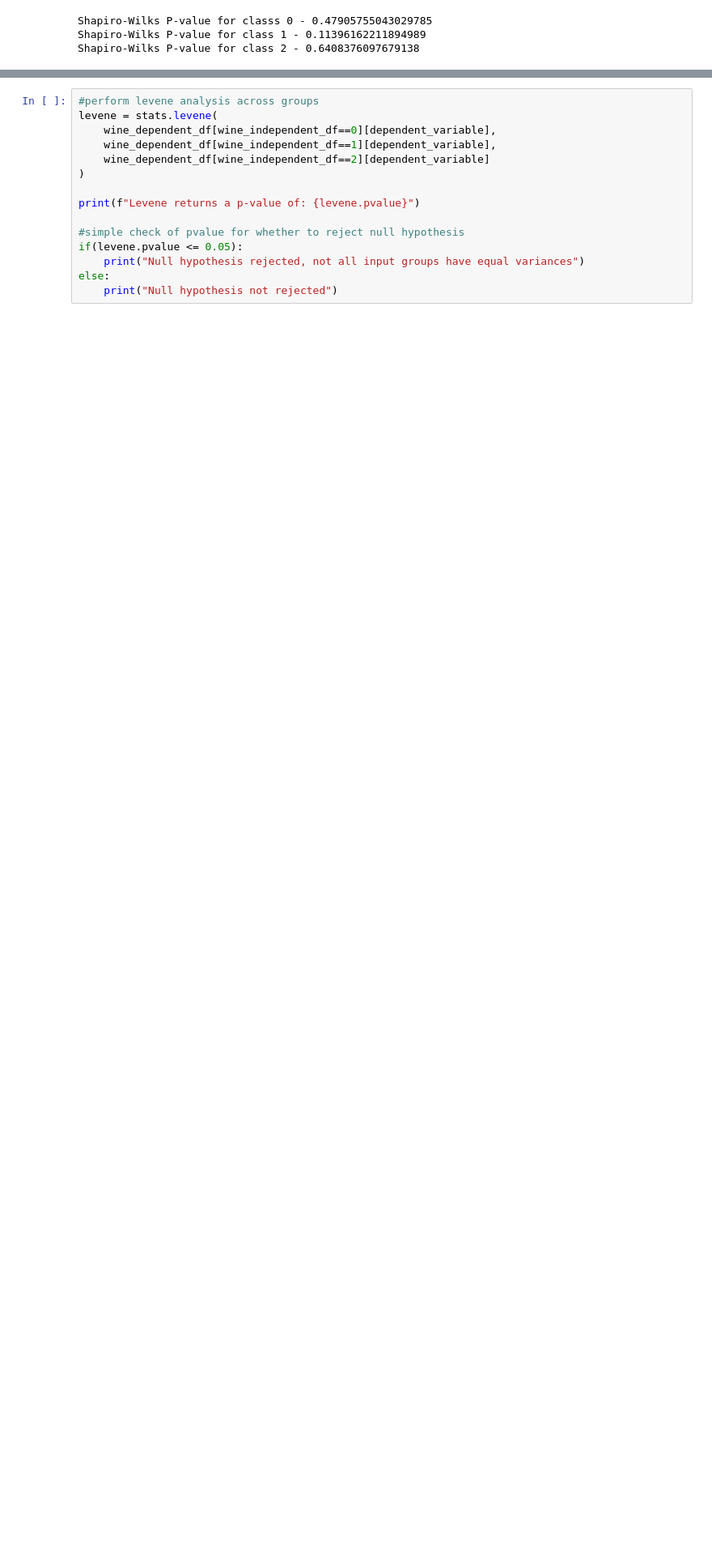
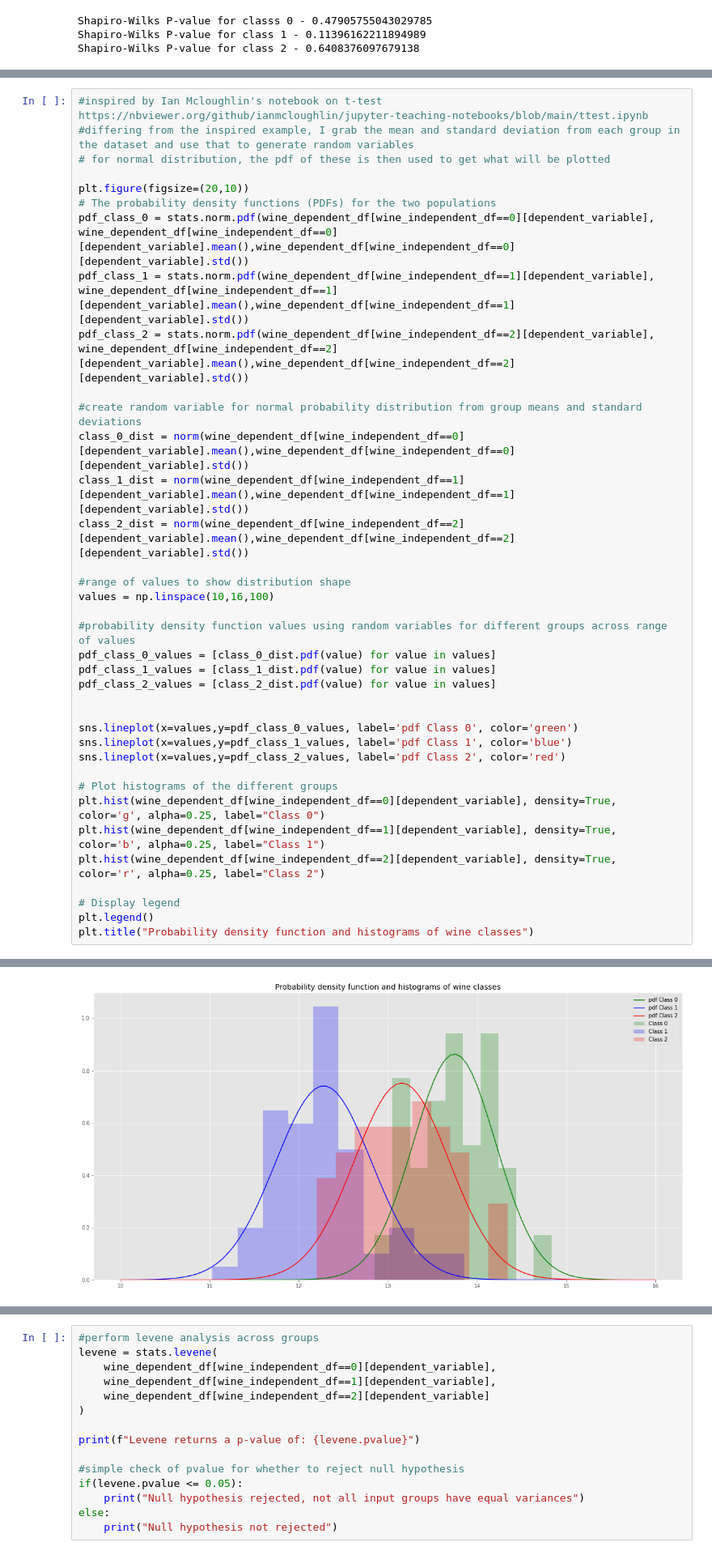
Before and after one commit to itskeithstudent/Machine-Learning-and-Statistics-Assessment, a Jupyter notebook: scipy-stats.ipynb, the cells around one changed output, grey strips where cells are left out. Shown at 81% size. Saved outputs shown, nothing was run; the diff lists cells and outputs as text; blank space fills up the shorter version.

Commit message:
Added a overlay plot of different groups distributions histograms and pdf's

```diff
--- a/scipy-stats.ipynb
+++ b/scipy-stats.ipynb
@@ -315,0 +322,38 @@ Shapiro-Wilks P-value for class 2 - 0.6408376097679138
+# %%
+#inspired by Ian Mcloughlin's notebook on t-test https://nbviewer.org/github/ianmcloughlin/jupyter-teaching-notebooks/blob/main/ttest.ipynb
+#differing from the inspired example, I grab the mean and standard deviation from each group in the dataset and use that to generate random variables
+# for normal distribution, the pdf of these is then used to get what will be plotted
+
+plt.figure(figsize=(20,10))
+# The probability density functions (PDFs) for the two populations
+pdf_class_0 = stats.norm.pdf(wine_dependent_df[wine_independent_df==0][dependent_variable], wine_dependent_df[wine_independent_df==0][dependent_variable].mean(),wine_dependent_df[wine_independent_df==0][dependent_variable].std())
+pdf_class_1 = stats.norm.pdf(wine_dependent_df[wine_independent_df==1][dependent_variable], wine_dependent_df[wine_independent_df==1][dependent_variable].mean(),wine_dependent_df[wine_independent_df==1][dependent_variable].std())
+pdf_class_2 = stats.norm.pdf(wine_dependent_df[wine_independent_df==2][dependent_variable], wine_dependent_df[wine_independent_df==2][dependent_variable].mean(),wine_dependent_df[wine_independent_df==2][dependent_variable].std())
+
+#create random variable for normal probability distribution from group means and standard deviations
+class_0_dist = norm(wine_dependent_df[wine_independent_df==0][dependent_variable].mean(),wine_dependent_df[wine_independent_df==0][dependent_variable].std())
+class_1_dist = norm(wine_dependent_df[wine_independent_df==1][dependent_variable].mean(),wine_dependent_df[wine_independent_df==1][dependent_variable].std())
+class_2_dist = norm(wine_dependent_df[wine_independent_df==2][dependent_variable].mean(),wine_dependent_df[wine_independent_df==2][dependent_variable].std())
+
+#range of values to show distribution shape
+values = np.linspace(10,16,100)
+
+#probability density function values using random variables for different groups across range of values
+pdf_class_0_values = [class_0_dist.pdf(value) for value in values]
+pdf_class_1_values = [class_1_dist.pdf(value) for value in values]
+pdf_class_2_values = [class_2_dist.pdf(value) for value in values]
+
+
+sns.lineplot(x=values,y=pdf_class_0_values, label='pdf Class 0', color='green')
+sns.lineplot(x=values,y=pdf_class_1_values, label='pdf Class 1', color='blue')
+sns.lineplot(x=values,y=pdf_class_2_values, label='pdf Class 2', color='red')
+
+# Plot histograms of the different groups
+plt.hist(wine_dependent_df[wine_independent_df==0][dependent_variable], density=True, color='g', alpha=0.25, label="Class 0")
+plt.hist(wine_dependent_df[wine_independent_df==1][dependent_variable], density=True, color='b', alpha=0.25, label="Class 1")
+plt.hist(wine_dependent_df[wine_independent_df==2][dependent_variable], density=True, color='r', alpha=0.25, label="Class 2")
+
+# Display legend
+plt.legend()
+plt.title("Probability density function and histograms of wine classes")
+# %% [output]
@@ -316 +361,2 @@ Shapiro-Wilks P-value for class 2 - 0.6408376097679138
+[figure, added]
 # %% [markdown]
```
Also changed, not shown: parts of 3 cells of this notebook.
